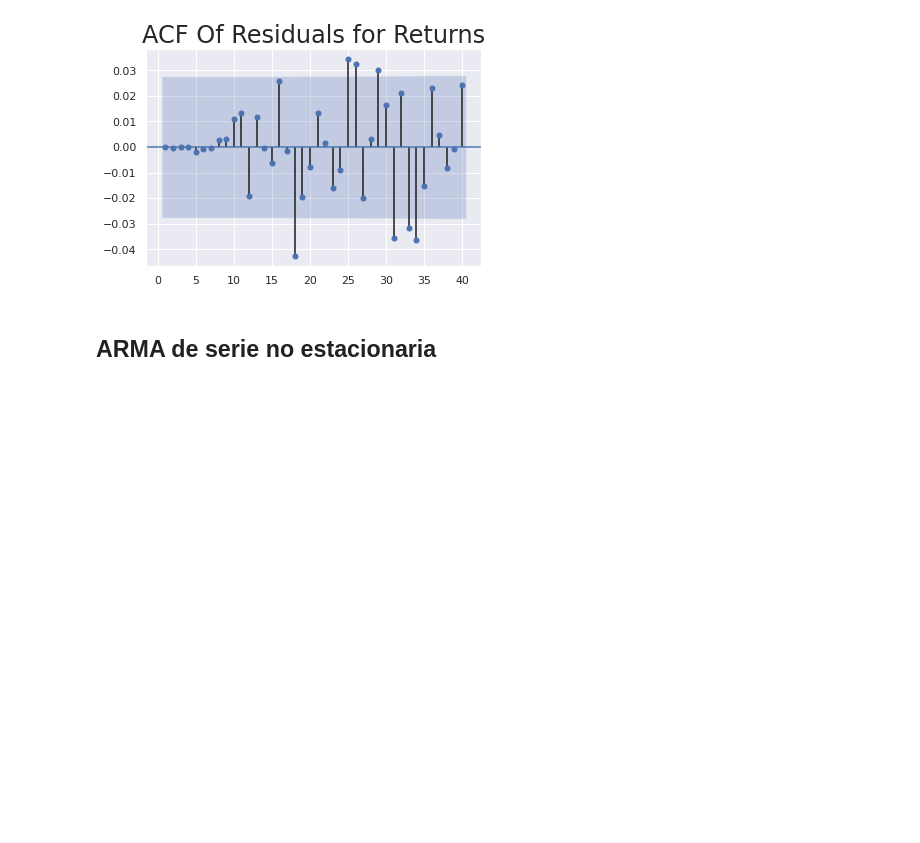
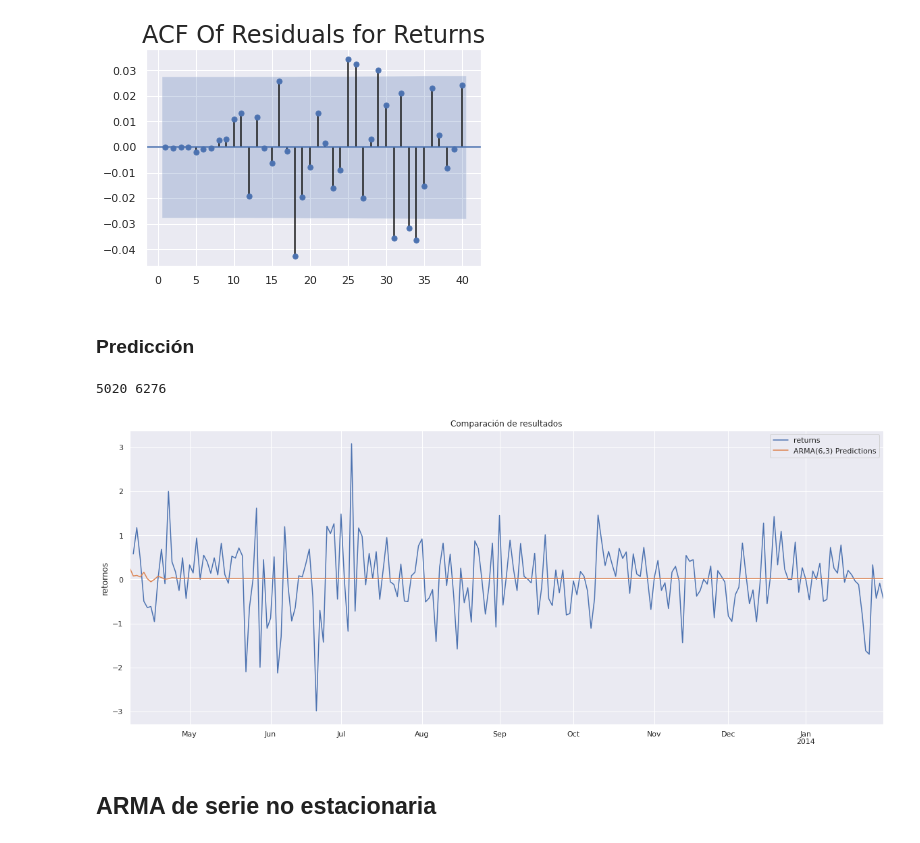
Before and after one commit to cccg8105/notebook_AD, a Jupyter notebook: template Series temporales/ARMA.ipynb, the cells around one changed output. Drawn from its saved outputs; the diff is of its cells as text; code cells hidden in the pictures; blank space fills up the shorter version.

```diff
--- a/template Series temporales/ARMA.ipynb
+++ b/template Series temporales/ARMA.ipynb
@@ -264,6 +275,28 @@ plt.title("ACF Of Residuals for Returns",size=24)
 plt.show()
 # %% [output]
 [figure]
+# %% [markdown]
+### Predicción
+# %%
+start=len(df)-1
+end=len(df)+len(df_test)-1
+#print(start, end)
+predictions = bestModel[5].predict(start = start, end = end).rename('ARMA(6,3) Predictions')
+# %% [output]
+5020 6276
+# %%
+# Plot predictions against known values
+title ='Comparación de resultados'
+ylabel='retornos'
+xlabel=''
+df_test['returns'] = df_test.analizedValue.pct_change(1)*100
+
+ax = df_test['returns'][1:][:'2014-02-01'].plot(legend=True,figsize=(20,8),title=title)
+predictions[:'2014-02-01'].plot(legend=True)
+ax.autoscale(axis='x',tight=True)
+ax.set(xlabel=xlabel, ylabel=ylabel);
+# %% [output]
+[figure, added]
 # %% [markdown]
 ## ARMA de serie no estacionaria
 # %%
```
Also changed, not shown: parts of 11 cells of this notebook.
